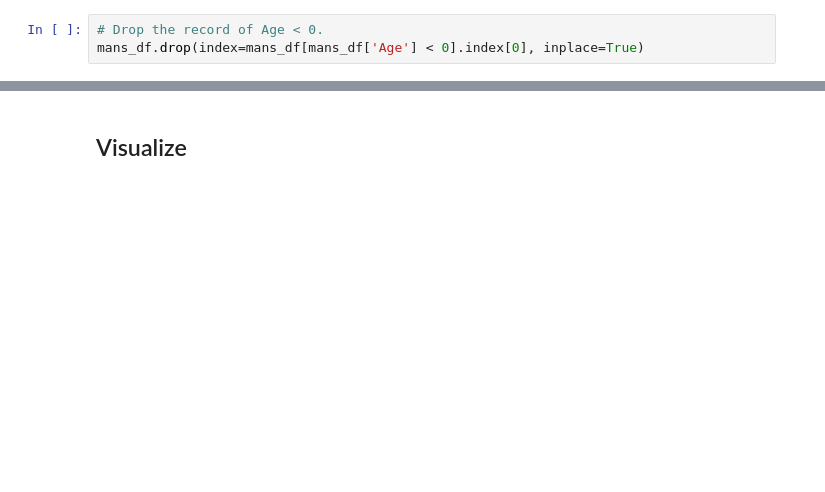
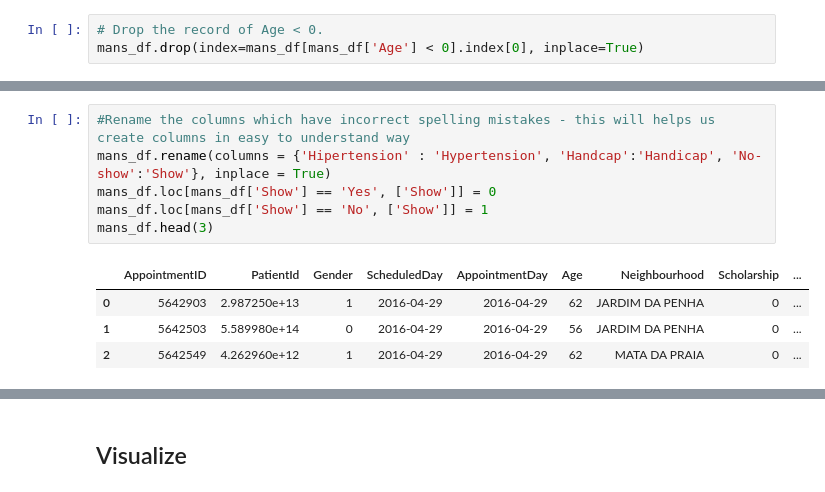
Before and after one commit to britnijgrimm/group2-project, a Jupyter notebook: Sql_datapre_plots.ipynb, the cells around one changed output, grey strips where cells are left out. Saved outputs shown, nothing was run; the diff lists cells and outputs as text; blank space fills up the shorter version.

```diff
--- a/Sql_datapre_plots.ipynb
+++ b/Sql_datapre_plots.ipynb
@@ -196 +196,12 @@ PARQUE INDUSTRIAL                 1
 Name: Neighbourhood, Length: 81, dtype: int64
+# %%
+#Rename the columns which have incorrect spelling mistakes - this will helps us create columns in easy to understand way
+mans_df.rename(columns = {'Hipertension' : 'Hypertension', 'Handcap':'Handicap', 'No-show':'Show'}, inplace = True)
+mans_df.loc[mans_df['Show'] == 'Yes', ['Show']] = 0
+mans_df.loc[mans_df['Show'] == 'No', ['Show']] = 1
+mans_df.head(3)
+# %% [output]
+|  | AppointmentID | PatientId | Gender | ScheduledDay | AppointmentDay | Age | Neighbourhood | Scholarship | ... |
+| 0 | 5642903 | 2.987250e+13 | 1 | 2016-04-29 | 2016-04-29 | 62 | JARDIM DA PENHA | 0 | ... |
+| 1 | 5642503 | 5.589980e+14 | 0 | 2016-04-29 | 2016-04-29 | 56 | JARDIM DA PENHA | 0 | ... |
+| 2 | 5642549 | 4.262960e+12 | 1 | 2016-04-29 | 2016-04-29 | 62 | MATA DA PRAIA | 0 | ... |
```
Also changed, not shown: parts of 26 cells of this notebook.
